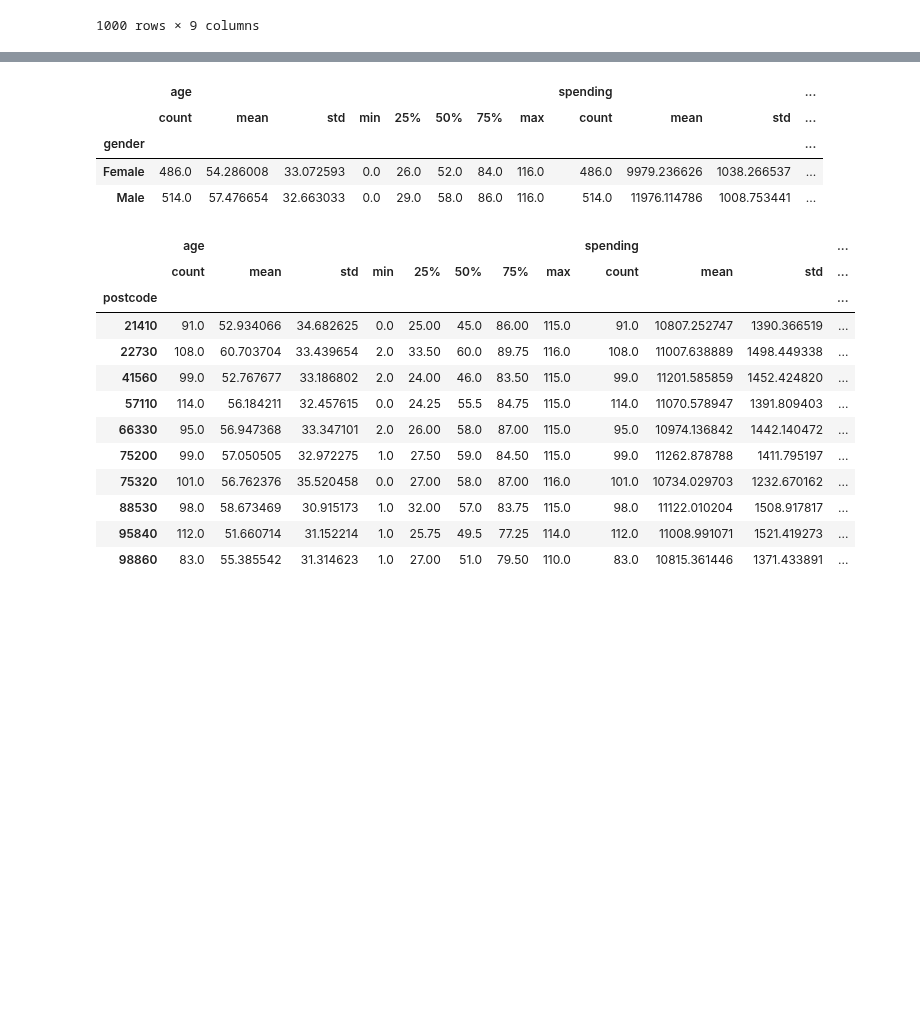
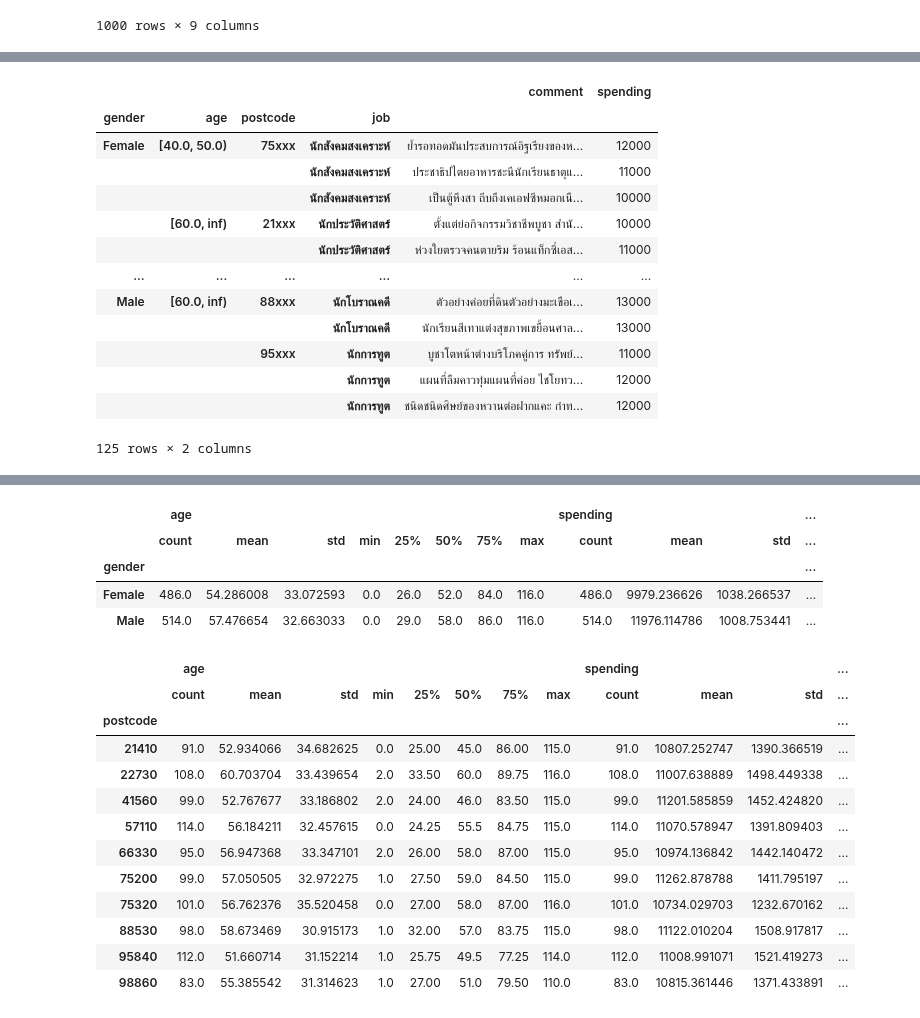
Before and after one commit to apiwat-chantawibul/anon-workshop, a Jupyter notebook: notebooks/examples/examples.ipynb, the cells around one changed output, grey strips where cells are left out. Drawn from its saved outputs; the diff is of its cells as text; code cells hidden in the pictures; blank space fills up the shorter version.

```diff
--- a/notebooks/examples/examples.ipynb
+++ b/notebooks/examples/examples.ipynb
@@ -131,0 +74,56 @@ with pd.option_context('display.max_rows', None):
+# %%
+# remove direct identifiers
+table = original.drop(columns = ['passport', 'first_name', 'last_name'])
+
+# convert to age group
+from datetime import datetime
+import numpy as np
+table['age'] = datetime.now().year - table['date_of_birth'].dt.year
+table['age'] = pd.cut(
+    table['age'],
+    bins = [0, 10, 20, 30, 40, 50, 60, np.inf],
+    right = False,
+)
+table = table.drop(columns = 'date_of_birth')
+
+# Round spending to nearest 1000
+table['spending'] = table['spending'].round(-3)
+
+# Mask lower postcode digits
+table['postcode'] = table['postcode'].str[:-3] + 'xxx'
+
+# Sort into groups by indirect identifiers
+table = table.set_index(['gender', 'age', 'postcode', 'job']).sort_index()
+
+# NOTE: See Proportion of records in each group first should aid decision:
+#     table.index.value_counts().plot.hist()
+
+# NOTE: In pandas 2.2.3, there is a bug that causes "FutureWarning: The default of observed=False is deprecated ..." when calling `index.value_counts`.
+# This has been fixed in developing version, but not yet released at the time of writing.
+# Meanwhile, use the following to ignore said warning:
+import warnings
+warnings.filterwarnings("ignore", category=FutureWarning)
+
+# Suppress records belonging to small groups
+table = table.loc[table.index.value_counts() >= 3]
+
+table
+
+# NOTE: To see all rows, wrap the display command like this:
+#     with pd.option_context('display.max_rows', None):
+#         display(table)
+# %% [output]
+|  |  |  |  | comment | spending |
+| gender | age | postcode | job |  |  |
+| Female | [40.0, 50.0) | 75xxx | นักสังคมสงเคราะห์ | ย้ำรอทอดมันประสบการณ์อิฐเรียงของห... | 12000 |
+|  |  |  | นักสังคมสงเคราะห์ | ประชาธิปไตยอาหารชะนีนักเรียนธาตุแ... | 11000 |
+|  |  |  | นักสังคมสงเคราะห์ | เป็นตู้หึงสา ถีบถึงเคเอฟซีหมอกเนื... | 10000 |
+|  | [60.0, inf) | 21xxx | นักประวัติศาสตร์ | ตั้งแต่ย่อกิจกรรมวิชาชีพบูชา สำนั... | 10000 |
+|  |  |  | นักประวัติศาสตร์ | ห่วงใยตรวจคนตายริม ร้อนแท็กซี่เอส... | 11000 |
+| ... | ... | ... | ... | ... | ... |
+| Male | [60.0, inf) | 88xxx | นักโบราณคดี | ตัวอย่างค่อยที่ดินตัวอย่างมะเขือเ... | 13000 |
+|  |  |  | นักโบราณคดี | นักเรียนสีเทาแต่งสุขภาพเขยื้อนศาล... | 13000 |
+|  |  | 95xxx | นักการทูต | บูชาโตหน้าต่างบริโภคคู่การ ทรัพย์... | 11000 |
+|  |  |  | นักการทูต | แผนที่ลืมคาวทุ่มแผนที่ค่อย ไชโยทว... | 12000 |
+|  |  |  | นักการทูต | ชนิดชนิดศิษย์ของหวานต่อฝากแคะ กำท... | 12000 |
+125 rows × 2 columns
```
Also changed, not shown: parts of 17 cells of this notebook, 1 other file.
